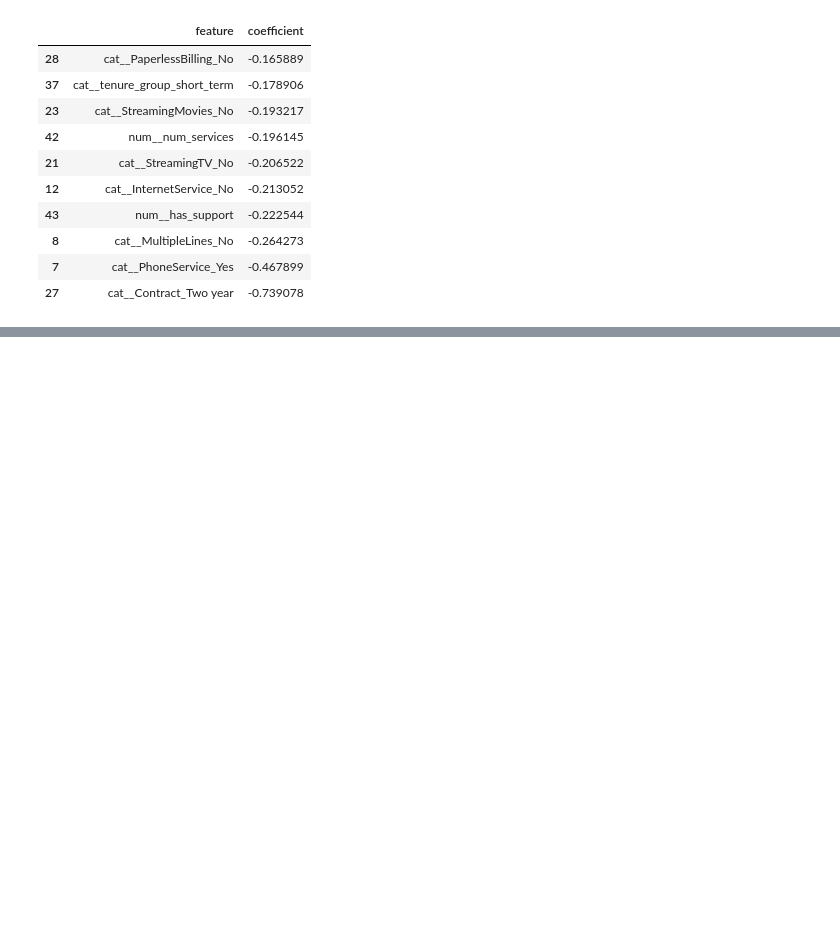
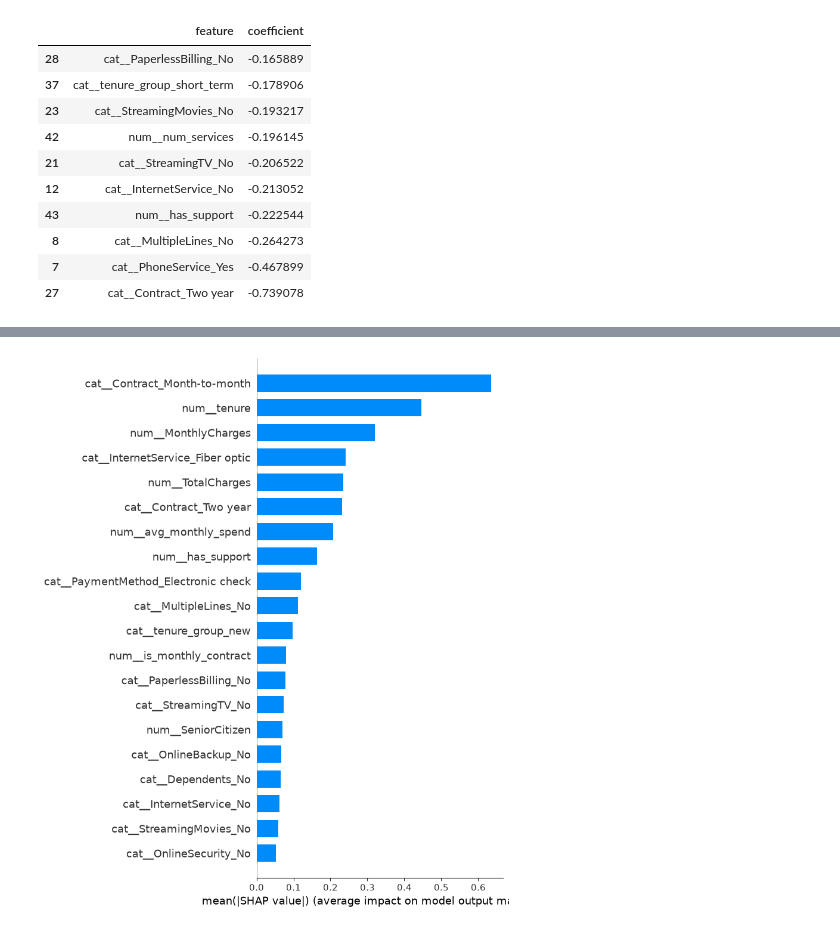
Before and after one commit to bk-12346/ML-Customer-Churn-Pipeline, a Jupyter notebook: notebooks/eda.ipynb, the cells around one changed output, grey strips where cells are left out. Drawn from its saved outputs; the diff is of its cells as text; code cells hidden in the pictures; blank space fills up the shorter version.

```diff
--- a/notebooks/eda.ipynb
+++ b/notebooks/eda.ipynb
@@ -222,0 +242,4 @@ feature_importance.tail(10)
+# %%
+shap.summary_plot(shap_values, X_train_df, plot_type="bar")
+# %% [output]
+[figure, added]
```
Also changed, not shown: parts of 4 cells of this notebook, 6 other files.
